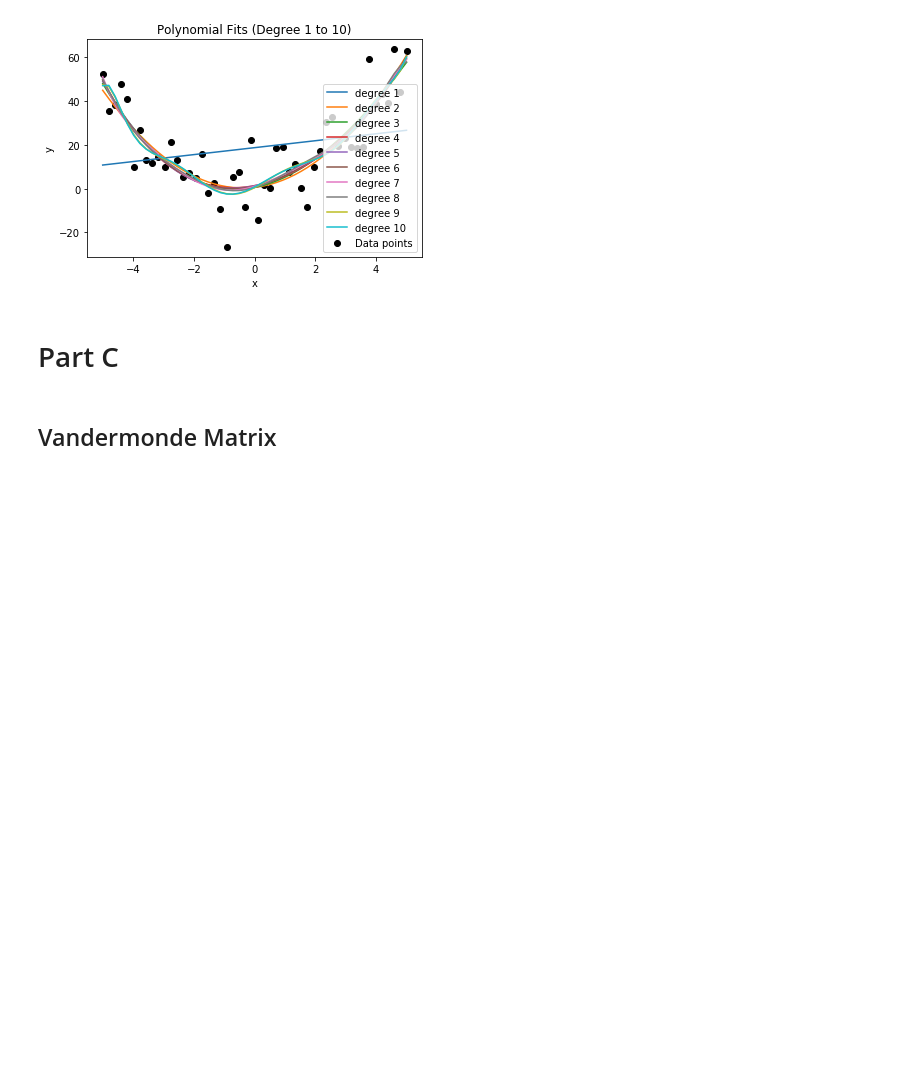
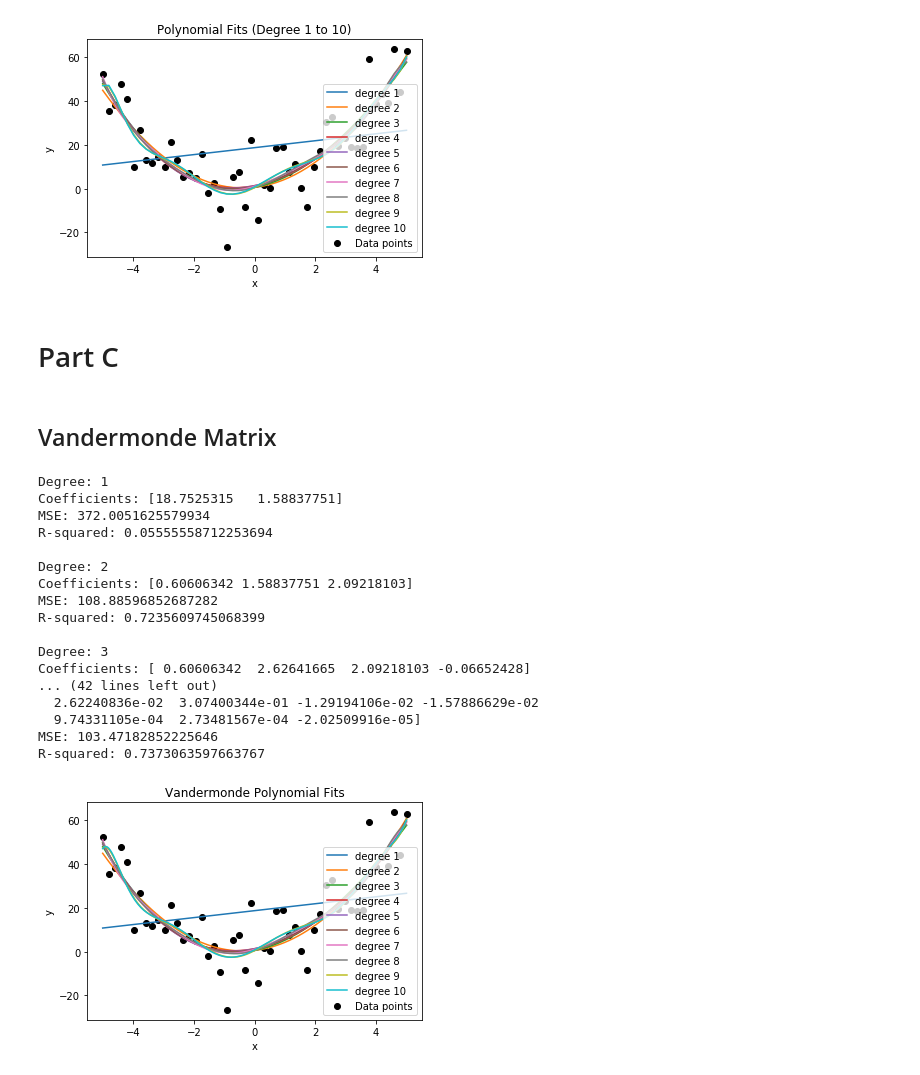
Before and after one commit to mahanakhavan/coe311k, a Jupyter notebook: classwork/ma73262-CH10.ipynb, the cells around one changed output. Cells and saved outputs as stored; diff of their text form; code cells hidden in the pictures; blank space fills up the shorter version.

```diff
--- a/classwork/ma73262-CH10.ipynb
+++ b/classwork/ma73262-CH10.ipynb
@@ -140,25 +140,64 @@ R-squared: 0.7373063597663768
 # %%
 degrees = range(1, 11)
 
 for degree in degrees:
 
     V = np.vander(x, N=degree+1, increasing=True)
 
     coefficients, _, _, _ = np.linalg.lstsq(V, y, rcond=None)
 
     y_pred = V @ coefficients
 
     mse = np.mean((y - y_pred)**2)
 
     ss_res = np.sum((y - y_pred)**2)
     ss_tot = np.sum((y - np.mean(y))**2)
 
     r2 = 1 - ss_res/ss_tot
 
     print("Degree:", degree)
     print("Coefficients:", coefficients)
     print("MSE:", mse)
     print("R-squared:", r2)
     print()
 
 #plot
+
+plt.scatter(x, y, color='black', label='Data points')
+
+x_smooth = np.linspace(np.min(x), np.max(x), 200)
+
+for degree in degrees:
+
+    V = np.vander(x, N=degree+1, increasing=True)
+    coefficients, _, _, _ = np.linalg.lstsq(V, y, rcond=None)
+
+    V_smooth = np.vander(x_smooth, N=degree+1, increasing=True)
+    y_smooth = V_smooth @ coefficients
+
+    plt.plot(x_smooth, y_smooth, label=f'degree {degree}')
+
+plt.title("Vandermonde Polynomial Fits")
+plt.xlabel("x")
+plt.ylabel("y")
+plt.legend()
+plt.show()
+# %% [output]
+Degree: 1
+Coefficients: [18.7525315   1.58837751]
+MSE: 372.0051625579934
+R-squared: 0.05555558712253694
+
+Degree: 2
+Coefficients: [0.60606342 1.58837751 2.09218103]
+MSE: 108.88596852687282
+R-squared: 0.7235609745068399
+
+Degree: 3
+Coefficients: [ 0.60606342  2.62641665  2.09218103 -0.06652428]
+... (42 lines left out)
+  2.62240836e-02  3.07400344e-01 -1.29194106e-02 -1.57886629e-02
+  9.74331105e-04  2.73481567e-04 -2.02509916e-05]
+MSE: 103.47182852225646
+R-squared: 0.7373063597663767
+[figure, added]
```
Also changed, not shown: 1 other file.
